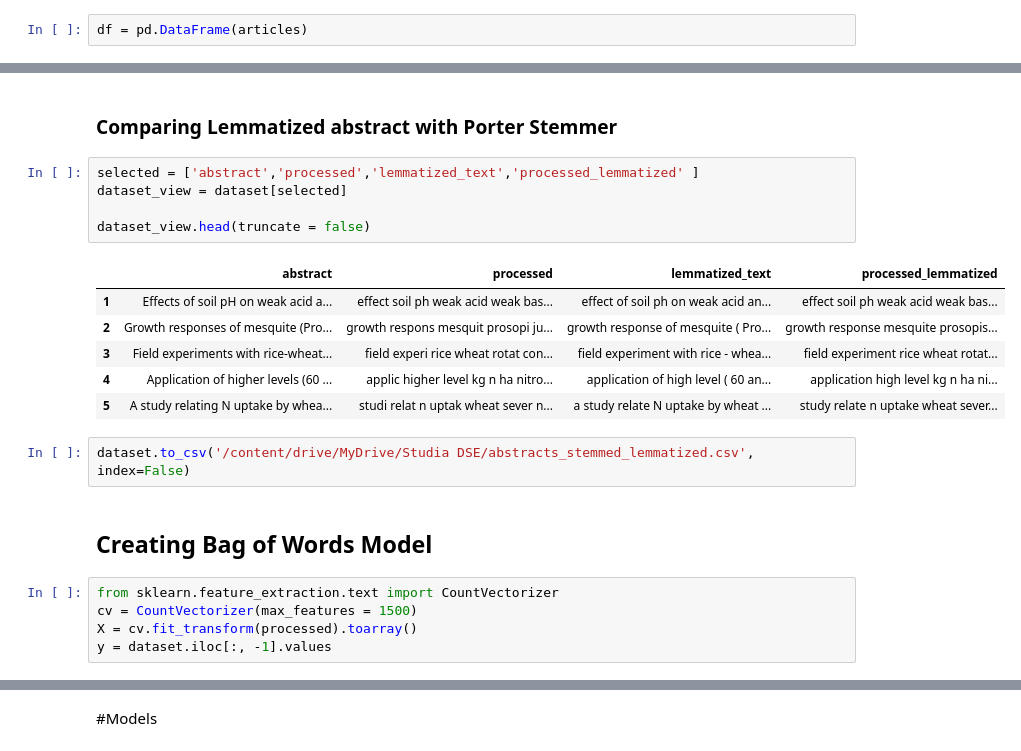
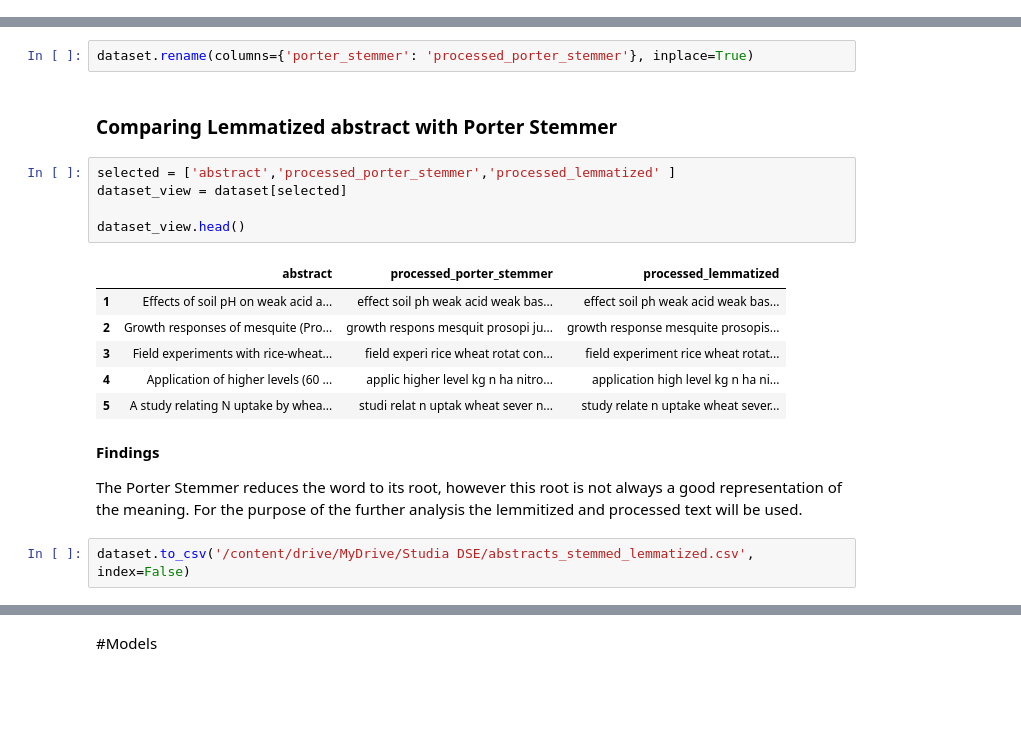
Before and after one commit to olalepek/Text-Mining---Agriculture, a Jupyter notebook: Agriculture_Tweet_Text_Mining_and_Sentimental_analysis.ipynb, the cells around one changed output, grey strips where cells are left out. Drawn from its saved outputs; the diff is of its cells as text; blank space fills up the shorter version.

```diff
--- a/Agriculture_Tweet_Text_Mining_and_Sentimental_analysis.ipynb
+++ b/Agriculture_Tweet_Text_Mining_and_Sentimental_analysis.ipynb
@@ -59,4 +82,2 @@ KeyboardInterrupt:
-# %%
-df = pd.DataFrame(articles)
 # %%
 df.iloc[1]
@@ -181,24 +245,22 @@ dataset['processed_lemmatized'] = processed2
+# %%
+dataset.rename(columns={'porter_stemmer': 'processed_porter_stemmer'}, inplace=True)
 # %% [markdown]
 ### Comparing Lemmatized abstract with Porter Stemmer
 # %%
-selected = ['abstract','processed','lemmatized_text','processed_lemmatized' ]
+selected = ['abstract','processed_porter_stemmer','processed_lemmatized' ]
 dataset_view = dataset[selected]
 
-dataset_view.head(truncate = false)
+dataset_view.head()
 # %% [output]
-|  | abstract | processed | lemmatized_text | processed_lemmatized |
-| 1 | Effects of soil pH on weak acid a... | effect soil ph weak acid weak bas... | effect of soil ph on weak acid an... | effect soil ph weak acid weak bas... |
-| 2 | Growth responses of mesquite (Pro... | growth respons mesquit prosopi ju... | growth response of mesquite ( Pro... | growth response mesquite prosopis... |
-| 3 | Field experiments with rice-wheat... | field experi rice wheat rotat con... | field experiment with rice - whea... | field experiment rice wheat rotat... |
-| 4 | Application of higher levels (60 ... | applic higher level kg n ha nitro... | application of high level ( 60 an... | application high level kg n ha ni... |
-| 5 | A study relating N uptake by whea... | studi relat n uptak wheat sever n... | a study relate N uptake by wheat ... | study relate n uptake wheat sever... |
+|  | abstract | processed_porter_stemmer | processed_lemmatized |
+| 1 | Effects of soil pH on weak acid a... | effect soil ph weak acid weak bas... | effect soil ph weak acid weak bas... |
+| 2 | Growth responses of mesquite (Pro... | growth respons mesquit prosopi ju... | growth response mesquite prosopis... |
+| 3 | Field experiments with rice-wheat... | field experi rice wheat rotat con... | field experiment rice wheat rotat... |
+| 4 | Application of higher levels (60 ... | applic higher level kg n ha nitro... | application high level kg n ha ni... |
+| 5 | A study relating N uptake by whea... | studi relat n uptak wheat sever n... | study relate n uptake wheat sever... |
+# %% [markdown]
+**Findings**
+
+The Porter Stemmer reduces the word to its root, however this root is not always a good representation of the meaning. For the purpose of the further analysis the lemmitized and processed text will be used.
 # %%
 dataset.to_csv('/content/drive/MyDrive/Studia DSE/abstracts_stemmed_lemmatized.csv', index=False)
-# %% [markdown]
-
-## Creating Bag of Words Model
-# %%
-from sklearn.feature_extraction.text import CountVectorizer
-cv = CountVectorizer(max_features = 1500)
-X = cv.fit_transform(processed).toarray()
-y = dataset.iloc[:, -1].values
```
Also changed, not shown: parts of 96 cells of this notebook.
